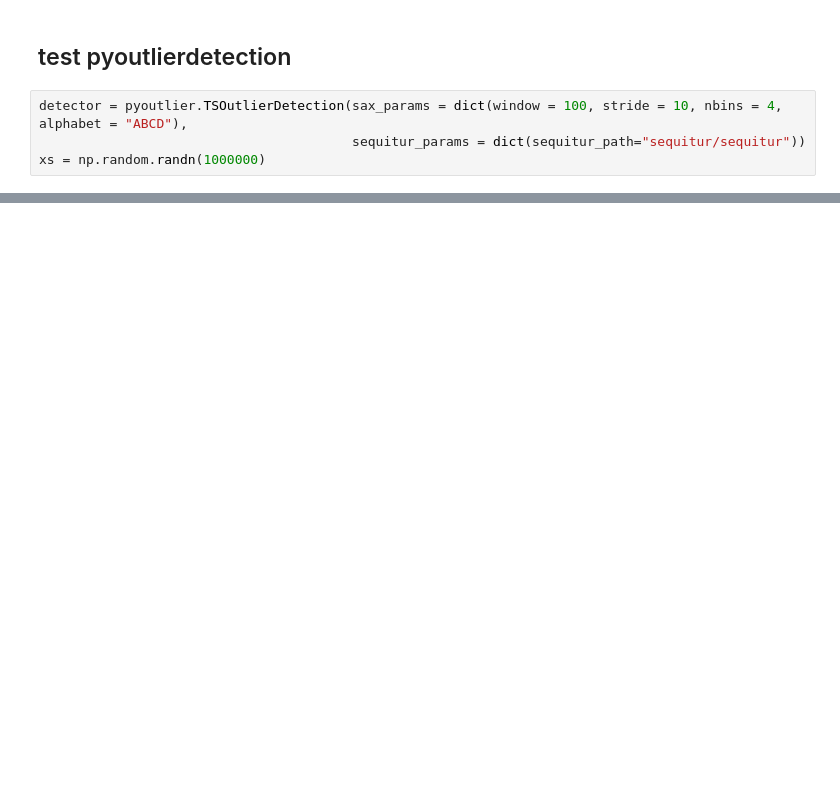
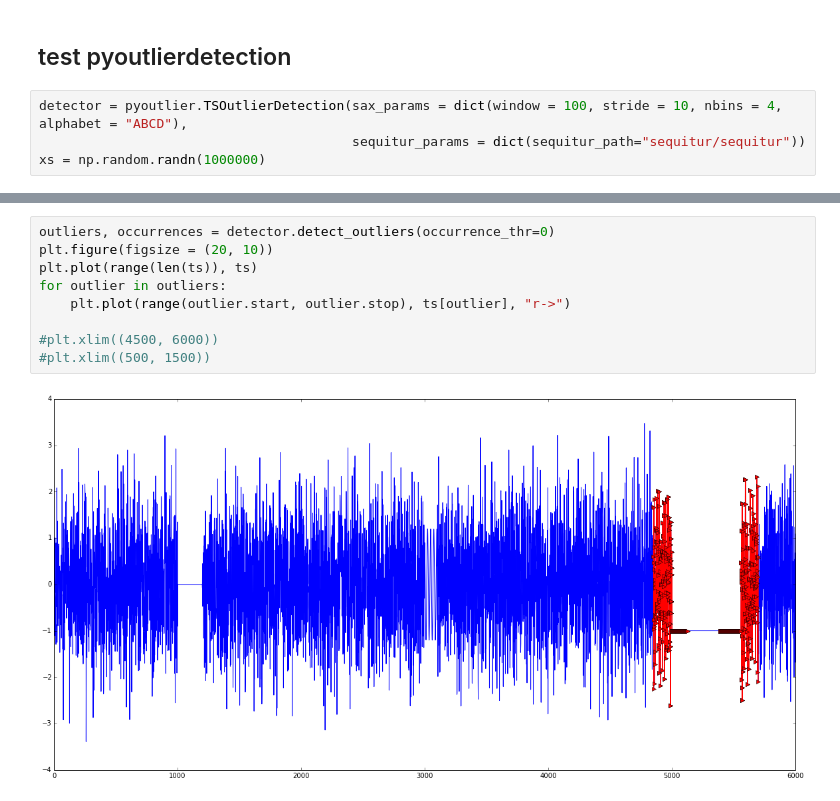
Before and after one commit to dolaameng/pysax, a Jupyter notebook: Tutorial-pyoutlier.ipynb, the cells around one changed output, grey strips where cells are left out. Saved outputs shown, nothing was run; the diff lists cells and outputs as text; blank space fills up the shorter version.

```diff
--- a/Tutorial-pyoutlier.ipynb
+++ b/Tutorial-pyoutlier.ipynb
@@ -62,0 +82,11 @@ _ = plt.hist(word_occurrences, bins = 50)
+# %%
+outliers, occurrences = detector.detect_outliers(occurrence_thr=0)
+plt.figure(figsize = (20, 10))
+plt.plot(range(len(ts)), ts)
+for outlier in outliers:
+    plt.plot(range(outlier.start, outlier.stop), ts[outlier], "r->")
+
+#plt.xlim((4500, 6000))
+#plt.xlim((500, 1500))
+# %% [output]
+[figure, added]
```
Also changed, not shown: parts of 7 cells of this notebook, 2 other files.
